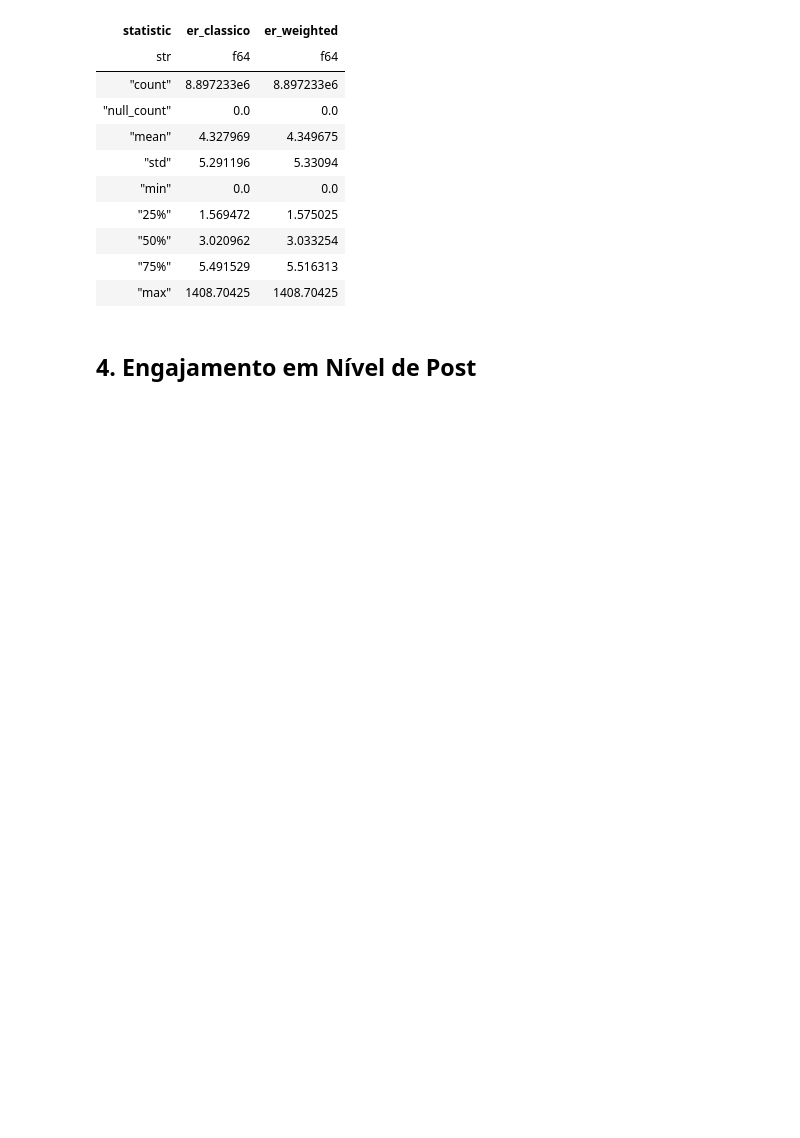
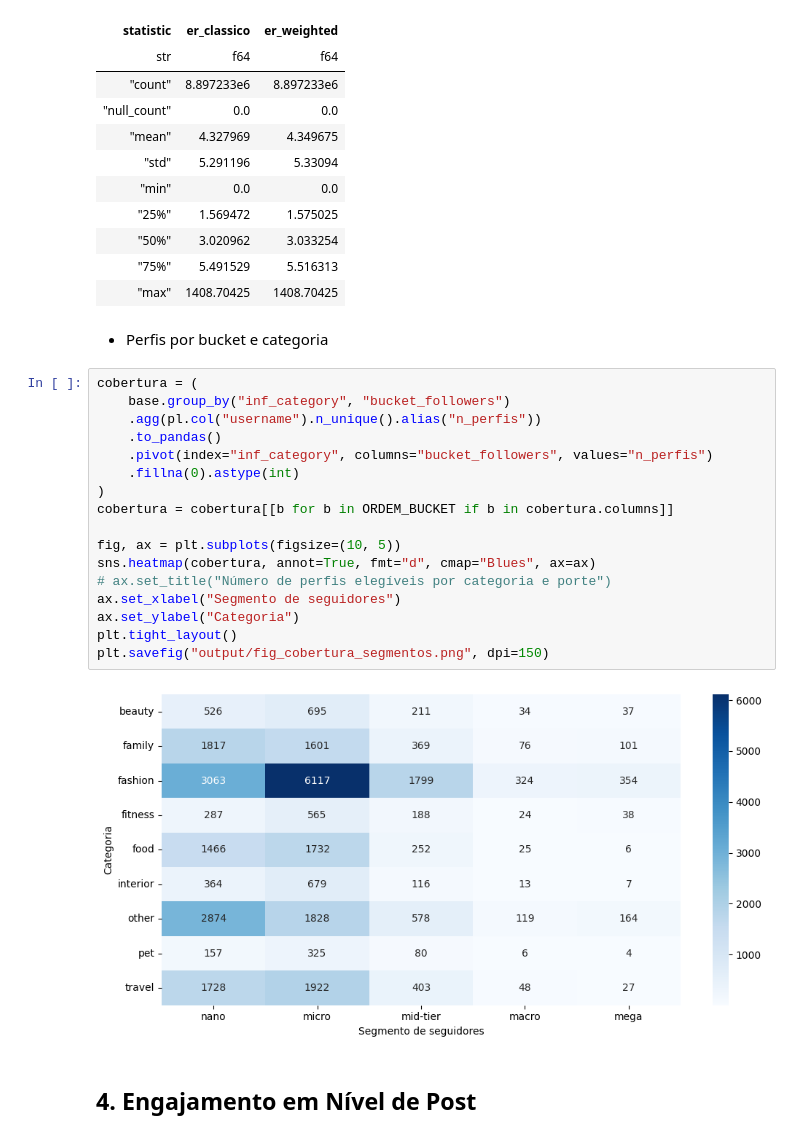
Before and after one commit to Davi-SC/influencers_kim, a Jupyter notebook: eda.ipynb, the cells around one changed output. Drawn from its saved outputs; the diff is of its cells as text; blank space fills up the shorter version.

Commit message:
dist TE por segmento

```diff
--- a/eda.ipynb
+++ b/eda.ipynb
@@ -117,6 +118,27 @@ shape: (9, 3)
 | "50%" | 3.020962 | 3.033254 |
 | "75%" | 5.491529 | 5.516313 |
 | "max" | 1408.70425 | 1408.70425 |
+# %% [markdown]
+- Perfis por bucket e categoria
+# %%
+cobertura = (
+    base.group_by("inf_category", "bucket_followers")
+    .agg(pl.col("username").n_unique().alias("n_perfis"))
+    .to_pandas()
+    .pivot(index="inf_category", columns="bucket_followers", values="n_perfis")
+    .fillna(0).astype(int)
+)
+cobertura = cobertura[[b for b in ORDEM_BUCKET if b in cobertura.columns]]
+
+fig, ax = plt.subplots(figsize=(10, 5))
+sns.heatmap(cobertura, annot=True, fmt="d", cmap="Blues", ax=ax)
+# ax.set_title("Número de perfis elegíveis por categoria e porte")
+ax.set_xlabel("Segmento de seguidores")
+ax.set_ylabel("Categoria")
+plt.tight_layout()
+plt.savefig("output/fig_cobertura_segmentos.png", dpi=150)
+# %% [output]
+[figure, added]
 # %% [markdown]
 ## 4. Engajamento em Nível de Post
 # %% [markdown]
```
Also changed, not shown: parts of 14 cells of this notebook.
